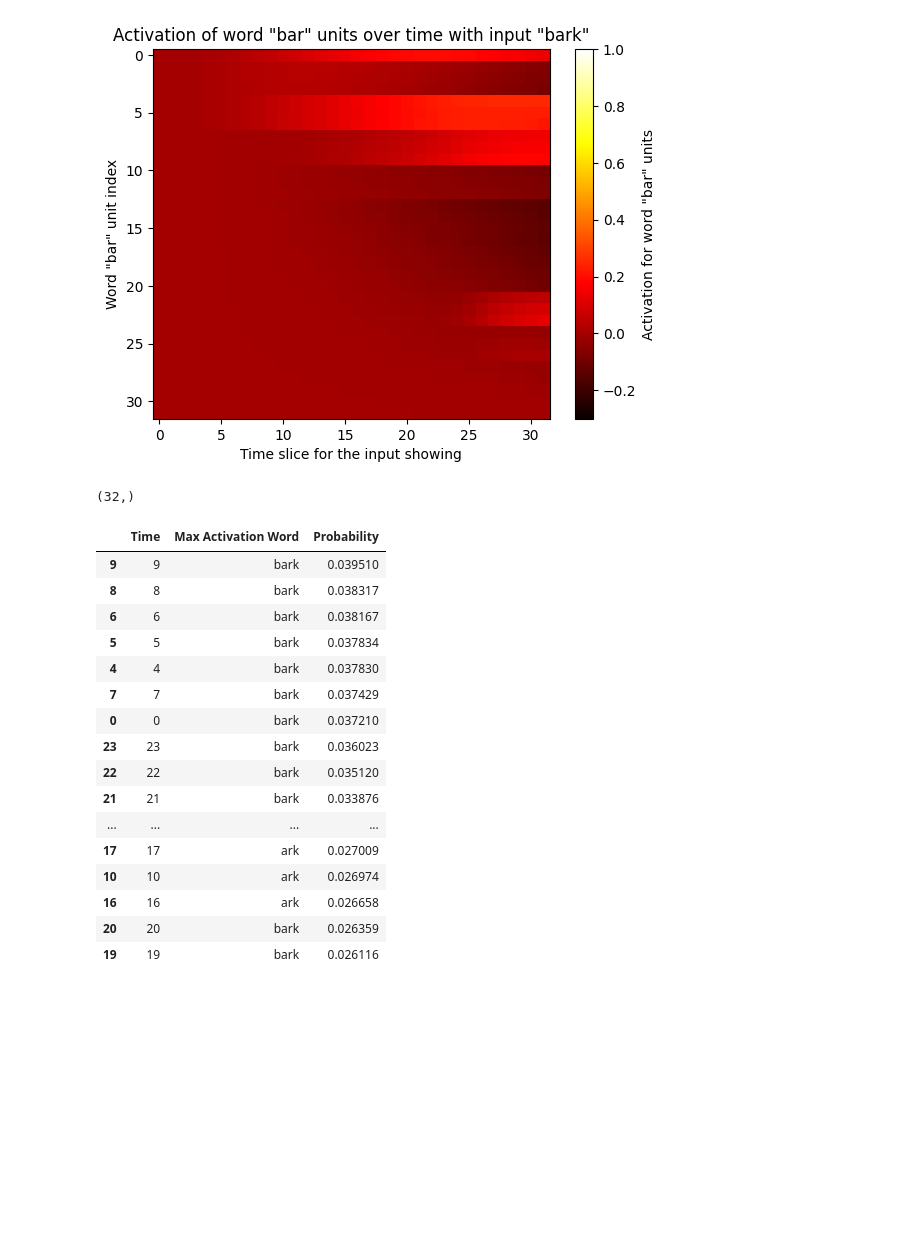
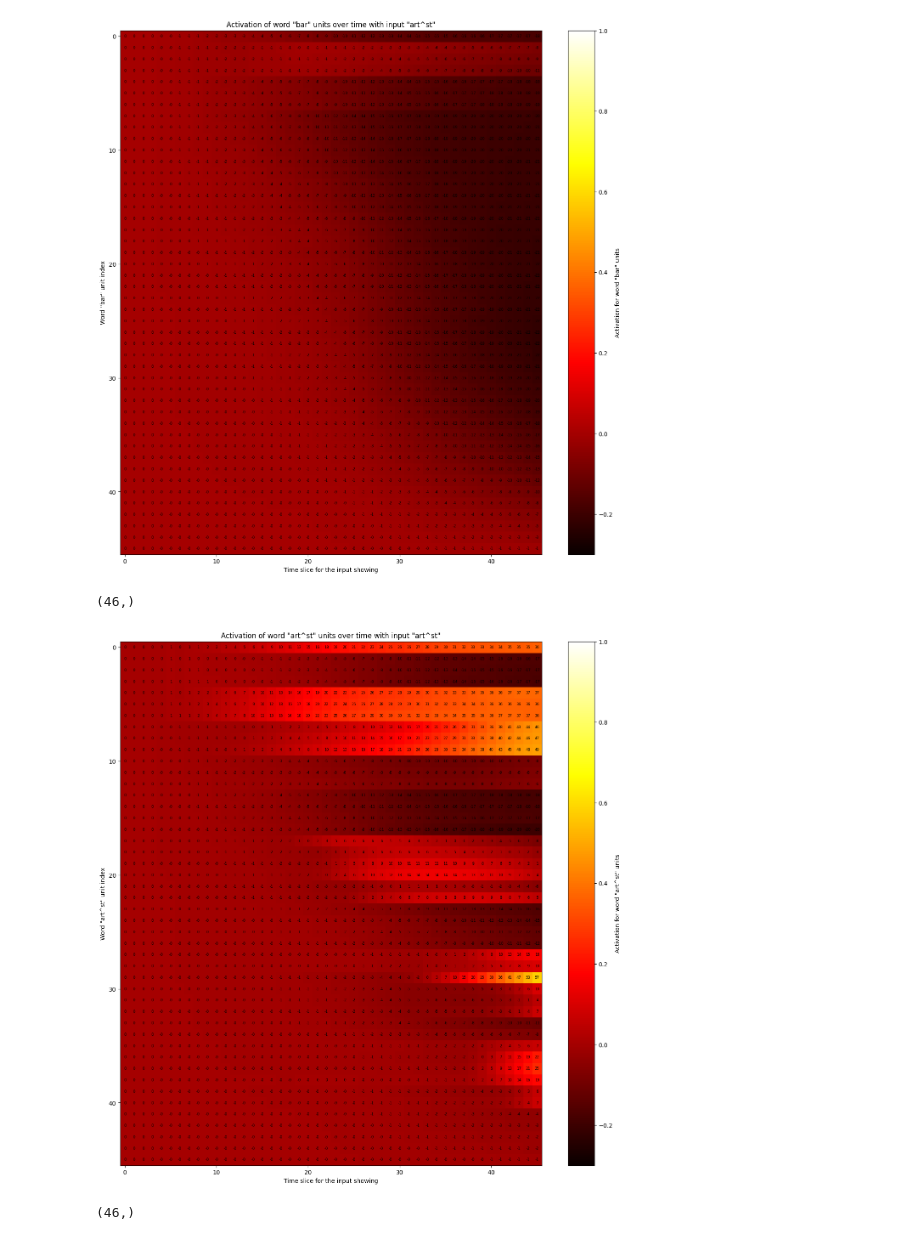
Before and after one commit to gydis/trace-predictive-coding, a Jupyter notebook: sandbox.ipynb, the cells around one changed output. Cells and saved outputs as stored; diff of their text form; code cells hidden in the pictures; blank space fills up the shorter version.

Commit message:
Fix some bugs, refactor the plotting code into separate file

```diff
--- a/sandbox.ipynb
+++ b/sandbox.ipynb
@@ -10,5 +14,5 @@ from settings import *
 # %%
-input_string = "bark"  # Input string
+input_string = "art^st"  # Input string
 slice_num = 11 + 7 * (len(input_string)-1) # Number of time slices
 
 input_indices = get_input_indices(slice_num, input_string)
@@ -71,47 +40,9 @@ plt.show()
-# %%
-word_responses = np.zeros((slice_num, word_values_agg[0].shape[0]), dtype=np.float64)
-word = "bar"
-for t in range(slice_num):
-    word_vals = word_values_agg[t]
-    word_responses[t] = word_vals[:, WORD_TO_IND[word]]
-plt.figure()
-plt.imshow(word_responses.T, aspect='auto', cmap='hot')
-plt.colorbar(label=f'Activation for word "{word}" units')
-plt.clim(L, U)
-plt.ylabel(f'Word "{word}" unit index')
-plt.xlabel('Time slice for the input showing')
-plt.title(f'Activation of word "{word}" units over time with input "{input_string}"')
-plt.show()
-
-max_activation_word_indices = np.argmax(word_values_agg[-1], axis=1)
-activations = []
-for i in range(slice_num):
-    activations.append(word_values_agg[-1][i, max_activation_word_indices[i]])
-activations = np.array(activations)
-probs = np.exp(activations) / np.sum(np.exp(activations))
-print(probs.shape)
-words = [KNOWN_WORDS[idx] for idx in max_activation_word_indices]
-time = list(range(slice_num))
-words_df = pd.DataFrame({'Time': time, 'Max Activation Word': words, 'Probability': probs})
-words_df = words_df.sort_values(by='Probability', ascending=False)
-words_df
-# %% [output]
-[figure, removed]
-(32,)
-|  | Time | Max Activation Word | Probability |
-| 9 | 9 | bark | 0.039510 |
-| 8 | 8 | bark | 0.038317 |
-| 6 | 6 | bark | 0.038167 |
-| 5 | 5 | bark | 0.037834 |
-| 4 | 4 | bark | 0.037830 |
-| 7 | 7 | bark | 0.037429 |
-| 0 | 0 | bark | 0.037210 |
-| 23 | 23 | bark | 0.036023 |
-| 22 | 22 | bark | 0.035120 |
-| 21 | 21 | bark | 0.033876 |
-| ... | ... | ... | ... |
-| 17 | 17 | ark | 0.027009 |
-| 10 | 10 | ark | 0.026974 |
-| 16 | 16 | ark | 0.026658 |
-| 20 | 20 | bark | 0.026359 |
-| 19 | 19 | bark | 0.026116 |
+# %%
+plot_word_unit_responses("bar", word_values_agg, slice_num, input_string)
+plot_word_unit_responses("art^st", word_values_agg, slice_num, input_string)
+plot_word_unit_responses("art", word_values_agg, slice_num, input_string)
+# %% [output]
+[figure, added]
+(46,)
+[figure, added]
+(46,)
```
Also changed, not shown: parts of 6 cells of this notebook, 3 other files.
